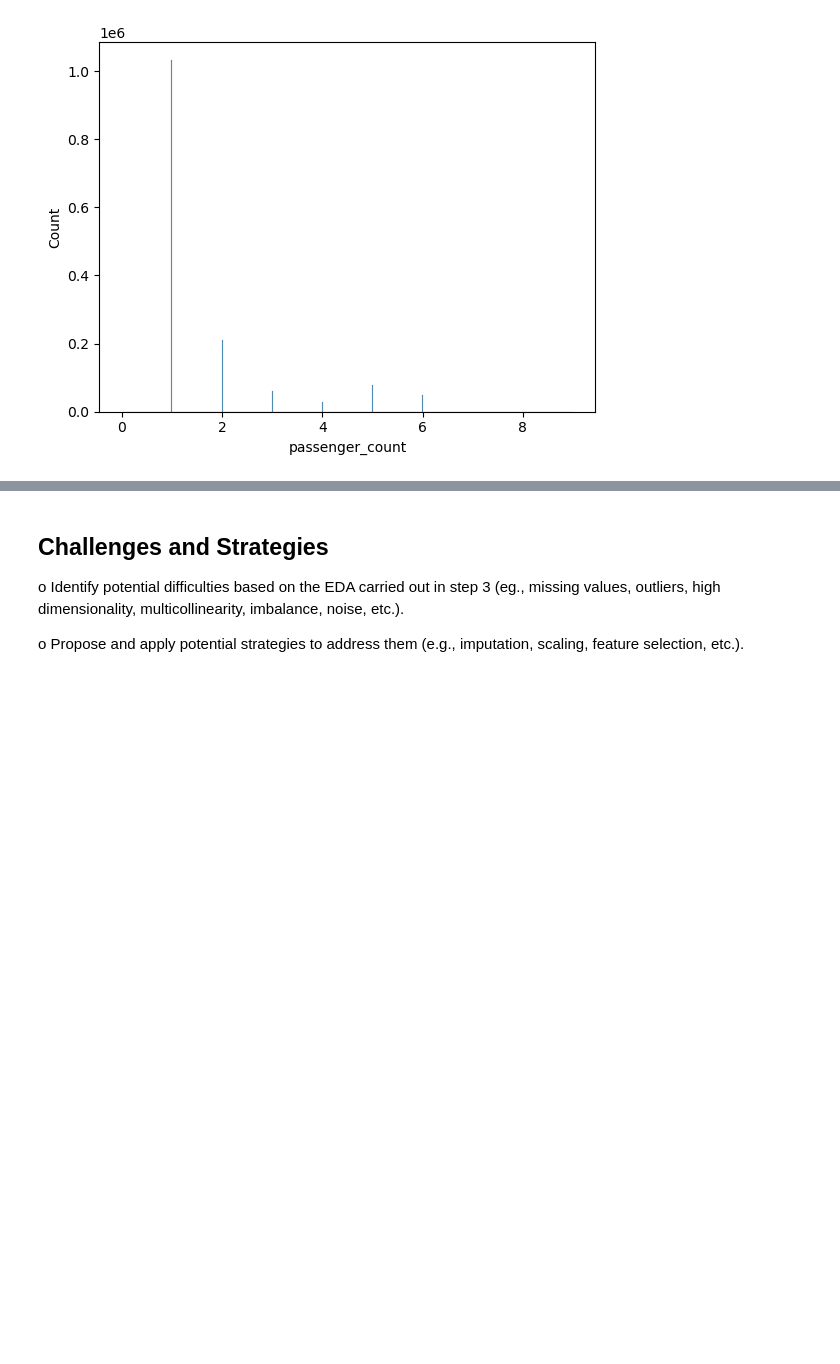
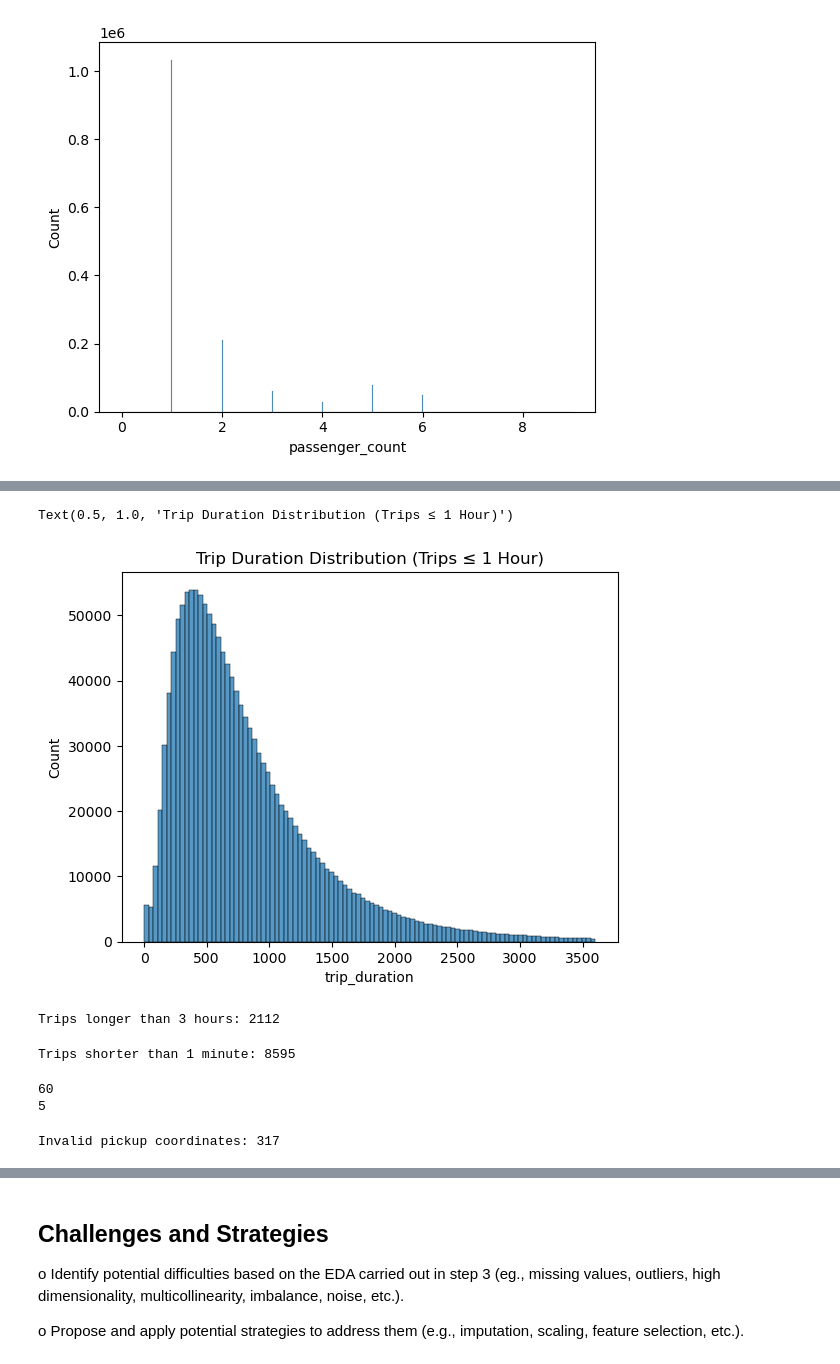
Before and after one commit to charralbert/Taxi_Trip_Duration, a Jupyter notebook: project_deliverable_1_Group_33.ipynb, the cells around one changed output, grey strips where cells are left out. Drawn from its saved outputs; the diff is of its cells as text; code cells hidden in the pictures; blank space fills up the shorter version.

```diff
--- a/project_deliverable_1_Group_33.ipynb
+++ b/project_deliverable_1_Group_33.ipynb
@@ -134,0 +149,37 @@ sns.histplot(df['passenger_count'])
+# %%
+# filter trips less than or equal to 1 hour (3600 seconds) to get more useful data
+df_under_1hr = df[df['trip_duration'] <= 3600]
+sns.histplot(df_under_1hr['trip_duration'], bins=100)
+plt.title('Trip Duration Distribution (Trips ≤ 1 Hour)')
+# %% [output]
+Text(0.5, 1.0, 'Trip Duration Distribution (Trips ≤ 1 Hour)')
+[figure, added]
+# %%
+#identify number of trips that are longer than 3 hours(unusual likely error)
+long_trips = df[df['trip_duration'] > 10800]
+print(f"Trips longer than 3 hours: {len(long_trips)}")
+# %% [output]
+Trips longer than 3 hours: 2112
+# %%
+#identify number of trips that are under a minute(unusual likely error)
+short_trips = df[df['trip_duration'] < 60]
+print(f"Trips shorter than 1 minute: {len(short_trips)}")
+# %% [output]
+Trips shorter than 1 minute: 8595
+# %%
+# identify trips with passenger counts that are 0 and passenger counts over 6(unusual likely error)
+print(df[df['passenger_count'] == 0].shape[0])
+print(df[df['passenger_count'] > 6].shape[0])
+# %% [output]
+60
+5
+# %%
+#identify trips whose pickup are outside of the longitude/latitude of NYC (40.5° N to 40.9° N latitude and -74.27° W to -73.68° W longitude)
+invalid_pickup = df[
+    (df['pickup_longitude'] < -74.27) | (df['pickup_longitude'] > -73.68) |
+    (df['pickup_latitude'] < 40.5) | (df['pickup_latitude'] > 40.9)
+]
+
+print(f"Invalid pickup coordinates: {len(invalid_pickup)}")
+# %% [output]
+Invalid pickup coordinates: 317
```
Also changed, not shown: parts of 5 cells of this notebook, 1 other file.
